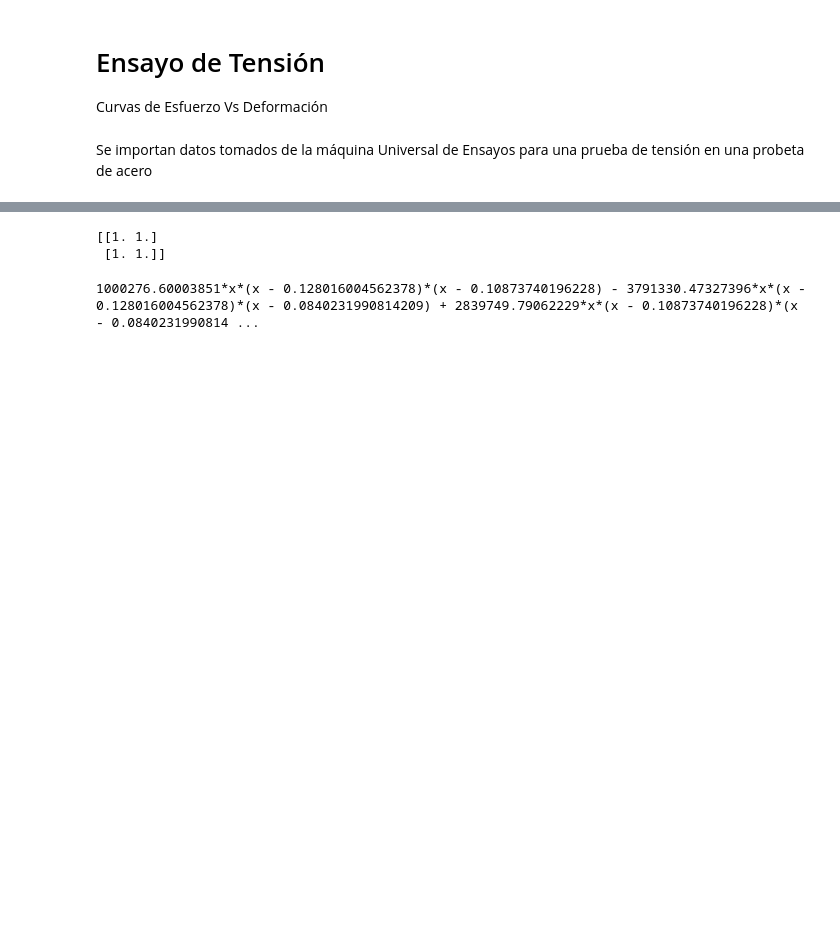
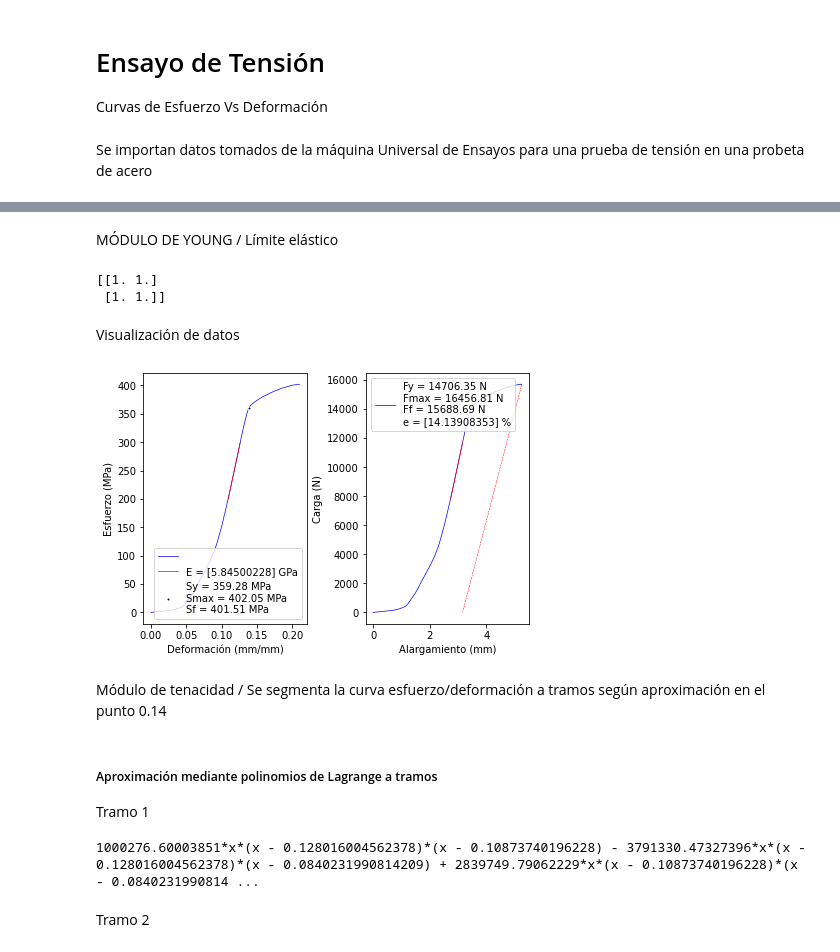
Before and after one commit to catalina-delgado/metodos_numericos, a Jupyter notebook: reporte.ipynb, the cells around one changed output, grey strips where cells are left out. Drawn from its saved outputs; the diff is of its cells as text; code cells hidden in the pictures; blank space fills up the shorter version.

```diff
--- a/reporte.ipynb
+++ b/reporte.ipynb
@@ -55,3 +57,5 @@ for i in Esfuerzo:
 Sy_Sigma = np.amax(sigma)
 sd_e = Deformacion[np.where(Esfuerzo==Sy_Sigma)[0][0]]
+# %% [markdown]
+MÓDULO DE YOUNG / Límite elástico
 # %%
@@ -84,4 +87,36 @@ print(rho)
 # ELONGACIÓN
 epsilon_e = (e_f/longitud_inicial-(S_f/(E*1000)))*100
 e = epsilon*longitud_inicial
+# %% [markdown]
+Visualización de datos
+# %%
+#VISUALIZACIÓN DE DATOS
+
+plt.figure(layout="constrained")
+plt.subplot(121)
+plt.plot(Deformacion, Esfuerzo, color="blue", linewidth=".7")
+plt.plot(Epsilon, estimado_sigma, color="red", linewidth=".7")
+plt.plot(sd_e, Sy_Sigma, color="white", marker='o', markerfacecolor='black', markersize=3)
+plt.xlabel('Deformación (mm/mm)')
+plt.ylabel('Esfuerzo (MPa)')
+plt.title(['',
+            'E = '+str(E)+' GPa',
+            'Sy = '+str(round(Sy_Sigma, 2))+' MPa \n'
+            'Smax = '+str(round(max_esf,2))+' MPa \n'
+            'Sf = '+str(round(S_f,2))+' MPa']);
+
+plt.subplot(122)
+plt.plot(Alargamiento,Carga, color="blue", linewidth=".7")
+plt.plot(delta_l, estimado_carga, color="red", linewidth=".7")
+plt.plot([e,e_f], [0,F_f], linestyle="--", color="red", linewidth=".5")
+plt.xlabel('Alargamiento (mm)')
+plt.ylabel('Carga (N)')
+plt.title(['Fy = '+str(round(Sy_Sigma*area, 2))+' N \n'
+            'Fmax = '+str(round(max_esf*area,2))+' N \n'
+            'Ff = '+str(round(F_f,2))+' N \n'
+            'e = '+str(epsilon_e)+' %']);
+# %% [output]
+[figure, added]
+# %% [markdown]
+Módulo de tenacidad / Se segmenta la curva esfuerzo/deformación a tramos según aproximación en el punto 0.14
 # %%
@@ -108,3 +139,6 @@ for i in Esfuerzo:
     sigma2.append(i)
     def2.append(Deformacion[np.where(Esfuerzo == i)[0][0]])
+# %% [markdown]
+<h5>Aproximación mediante polinomios de Lagrange a tramos</h5>
+Tramo 1
 # %%
@@ -130,4 +164,6 @@ px1 = sym.lambdify(x, polinomio1)
 print(polinomio1)
 # %% [output]
 1000276.60003851*x*(x - 0.128016004562378)*(x - 0.10873740196228) - 3791330.47327396*x*(x - 0.128016004562378)*(x - 0.0840231990814209) + 2839749.79062229*x*(x - 0.10873740196228)*(x - 0.0840231990814 ...
+# %% [markdown]
+Tramo 2
 # %%
```
Also changed, not shown: parts of 13 cells of this notebook.
